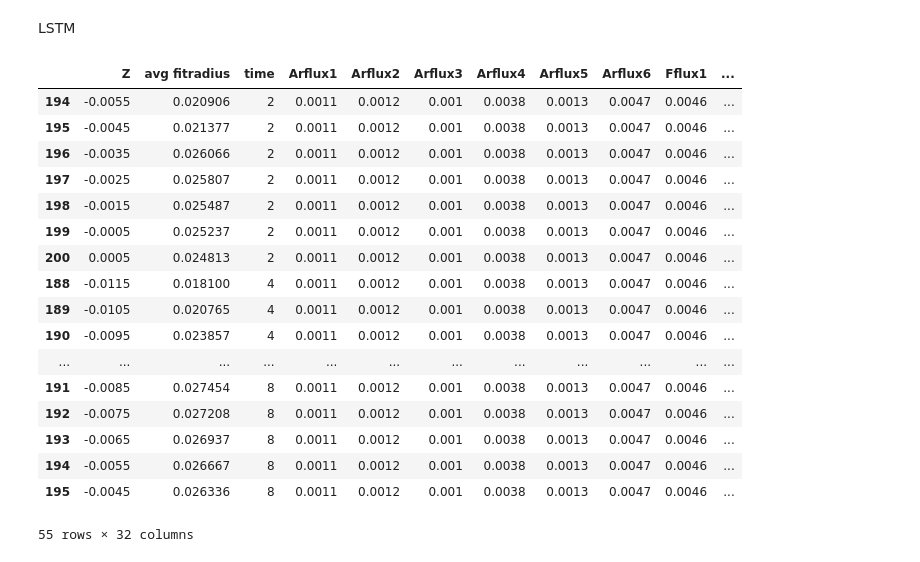
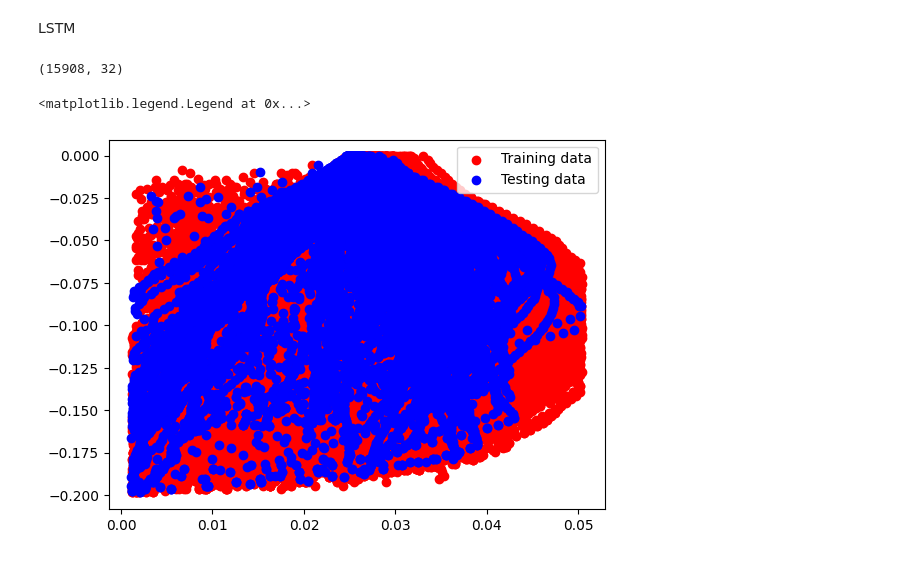
Before and after one commit to 21cs053jay/IITGN, a Jupyter notebook: Sentaurus/Data/all_data_extra.ipynb, the cells around one changed output. Cells and saved outputs as stored; diff of their text form; code cells hidden in the pictures.

```diff
--- a/Sentaurus/Data/all_data_extra.ipynb
+++ b/Sentaurus/Data/all_data_extra.ipynb
@@ -25,30 +26,31 @@ df_final = pd.DataFrame()
 
 test_df_final = pd.DataFrame()
 
-file_num = 0
+test_file_num = 0
+turn = 0
 
 for folder in os.listdir('C:/Users/jayra/OneDrive/Documents/IITGN/Sentaurus/Data/csvfiles'):
-    file_num+=6
-
     input_values = folder.split('_')[1:]
     input_values = [float(item) for item in input_values]
+
+    if(turn==1): test_file_num+=6
 
     # sorting file acc to len so that t= 10,12 gets to its original pos
     for file in sorted(os.listdir(f'C:/Users/jayra/OneDrive/Documents/IITGN/Sentaurus/Data/csvfiles/{folder}'), key=len):
 
-        if(file_num<2406):
+        if(turn==0 or test_file_num>=300):
             df = pd.read_csv(f'C:/Users/jayra/OneDrive/Documents/IITGN/Sentaurus/Data/csvfiles/{folder}/{file}')
 
         #dropping rows with zero valies in it
             zero_values_row_index = df[df['FitRadius_Avg']==0].index
             df = df.drop(zero_values_row_index)
-            indexes_of_silicon = df[df['Z']>=0.001].index
-            df = df.drop(indexes_of_silicon)
+            indexes_of_not_silicon = df[df['Z']>=0.000].index
+            df = df.drop(indexes_of_not_silicon)
 
             new_df = pd.DataFrame()
 
-            new_df['Z'] = df['Z']
-            new_df['avg fitradius'] = df['FitRadius_Avg']
+            new_df['Z'] = df['Z'][::2]
+            new_df['avg fitradius'] = df['FitRadius_Avg'][::2]
             new_df['time'] = get_time(file)
 
             for i in range(29):
@@ -63,41 +65,32 @@ for folder in os.listdir('C:/Users/jayra/OneDrive/Documents/IITGN/Sentaurus/Data
         #dropping rows with zero valies in it
             zero_values_row_index = test_df[test_df['FitRadius_Avg']==0].index
             test_df = test_df.drop(zero_values_row_index)
-            indexes_of_silicon = test_df[test_df['Z']>=0.001].index
-            test_df = test_df.drop(indexes_of_silicon)
+            indexes_of_not_silicon = test_df[test_df['Z']>=0.000].index
+            test_df = test_df.drop(indexes_of_not_silicon)
 
 
         #just for getting depth
             new_df = pd.DataFrame()
 
-            new_df['Z'] = test_df['Z']
-            new_df['avg fitradius'] = test_df['FitRadius_Avg']
+            new_df['Z'] = test_df['Z'].iloc[::2]
+            new_df['avg fitradius'] = test_df['FitRadius_Avg'][::2]
             new_df['time'] = get_time(file)
 
             for i in range(29):
                 new_df[features_col[i]] = input_values[i]
             test_df_final = pd.concat([test_df_final,new_df])
+    turn = 1 - turn
-# %%
-df_final.head(55)
-# %% [output]
-|  | Z | avg fitradius | time | Arflux1 | Arflux2 | Arflux3 | Arflux4 | Arflux5 | Arflux6 | Fflux1 | ... |
-| 194 | -0.0055 | 0.020906 | 2 | 0.0011 | 0.0012 | 0.001 | 0.0038 | 0.0013 | 0.0047 | 0.0046 | ... |
-| 195 | -0.0045 | 0.021377 | 2 | 0.0011 | 0.0012 | 0.001 | 0.0038 | 0.0013 | 0.0047 | 0.0046 | ... |
-| 196 | -0.0035 | 0.026066 | 2 | 0.0011 | 0.0012 | 0.001 | 0.0038 | 0.0013 | 0.0047 | 0.0046 | ... |
-| 197 | -0.0025 | 0.025807 | 2 | 0.0011 | 0.0012 | 0.001 | 0.0038 | 0.0013 | 0.0047 | 0.0046 | ... |
-| 198 | -0.0015 | 0.025487 | 2 | 0.0011 | 0.0012 | 0.001 | 0.0038 | 0.0013 | 0.0047 | 0.0046 | ... |
-| 199 | -0.0005 | 0.025237 | 2 | 0.0011 | 0.0012 | 0.001 | 0.0038 | 0.0013 | 0.0047 | 0.0046 | ... |
-| 200 | 0.0005 | 0.024813 | 2 | 0.0011 | 0.0012 | 0.001 | 0.0038 | 0.0013 | 0.0047 | 0.0046 | ... |
-| 188 | -0.0115 | 0.018100 | 4 | 0.0011 | 0.0012 | 0.001 | 0.0038 | 0.0013 | 0.0047 | 0.0046 | ... |
-| 189 | -0.0105 | 0.020765 | 4 | 0.0011 | 0.0012 | 0.001 | 0.0038 | 0.0013 | 0.0047 | 0.0046 | ... |
-| 190 | -0.0095 | 0.023857 | 4 | 0.0011 | 0.0012 | 0.001 | 0.0038 | 0.0013 | 0.0047 | 0.0046 | ... |
-| ... | ... | ... | ... | ... | ... | ... | ... | ... | ... | ... | ... |
-| 191 | -0.0085 | 0.027454 | 8 | 0.0011 | 0.0012 | 0.001 | 0.0038 | 0.0013 | 0.0047 | 0.0046 | ... |
-| 192 | -0.0075 | 0.027208 | 8 | 0.0011 | 0.0012 | 0.001 | 0.0038 | 0.0013 | 0.0047 | 0.0046 | ... |
-| 193 | -0.0065 | 0.026937 | 8 | 0.0011 | 0.0012 | 0.001 | 0.0038 | 0.0013 | 0.0047 | 0.0046 | ... |
-| 194 | -0.0055 | 0.026667 | 8 | 0.0011 | 0.0012 | 0.001 | 0.0038 | 0.0013 | 0.0047 | 0.0046 | ... |
-| 195 | -0.0045 | 0.026336 | 8 | 0.0011 | 0.0012 | 0.001 | 0.0038 | 0.0013 | 0.0047 | 0.0046 | ... |
-55 rows × 32 columns
+# %%
+test_df_final.shape
+# %% [output]
+(15908, 32)
+# %%
+plt.scatter(df_final['avg fitradius'],df_final['Z'], c='red', label='Training data')
+plt.scatter(test_df_final['avg fitradius'],test_df_final['Z'], c='blue', label='Testing data')
+plt.legend()
+# %% [output]
+<matplotlib.legend.Legend at 0x...>
+[figure, added]
 # %%
 #getting data from just five files
 # df_first_two_times = pd.DataFrame()
```
Also changed, not shown: parts of 54 cells of this notebook, 17 other files.
